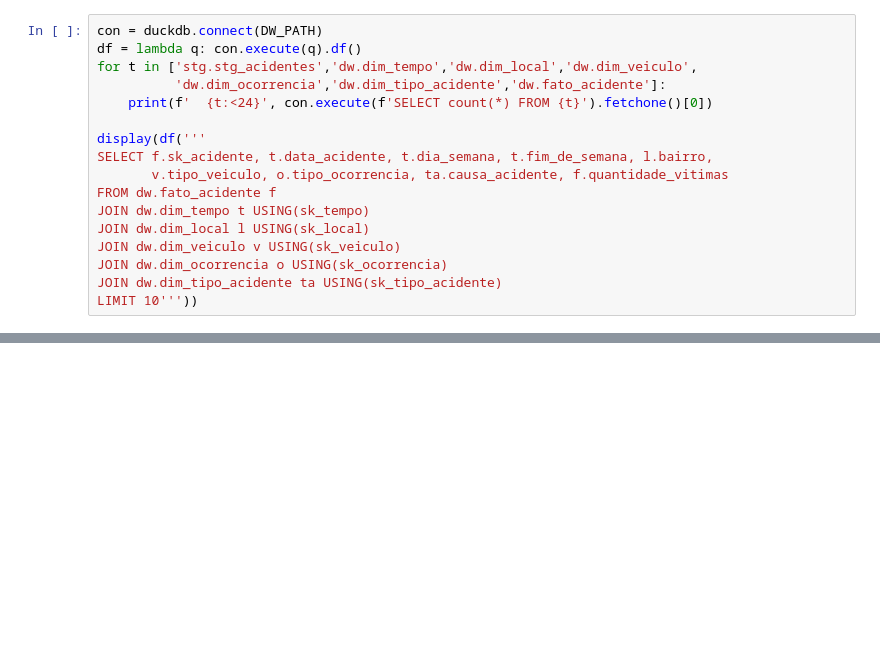
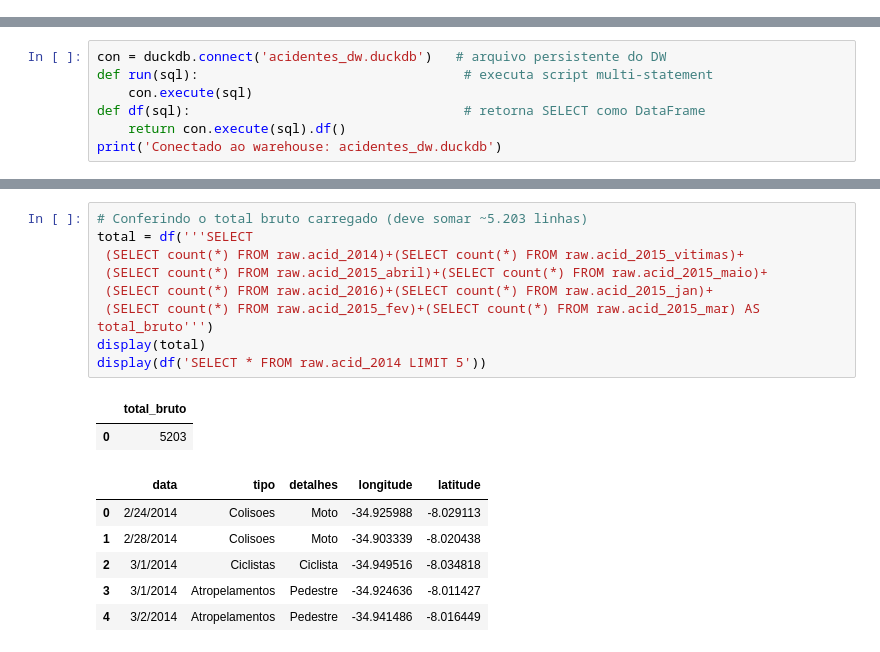
Before and after one commit to annecollier/Projeto-de-Integracao, a Jupyter notebook: pipelns/pipeline_ELT_acidentes_recife.ipynb, the cells around one changed output, grey strips where cells are left out. Cells and saved outputs as stored; diff of their text form; blank space fills up the shorter version.

```diff
--- a/pipelns/pipeline_ELT_acidentes_recife.ipynb
+++ b/pipelns/pipeline_ELT_acidentes_recife.ipynb
@@ -249,17 +0,0 @@ Executa `unique`, `not_null` e `relationships` (integridade referencial das FKs)
-# %%
-con = duckdb.connect(DW_PATH)
-df = lambda q: con.execute(q).df()
-for t in ['stg.stg_acidentes','dw.dim_tempo','dw.dim_local','dw.dim_veiculo',
-          'dw.dim_ocorrencia','dw.dim_tipo_acidente','dw.fato_acidente']:
-    print(f'  {t:<24}', con.execute(f'SELECT count(*) FROM {t}').fetchone()[0])
-
-display(df('''
-SELECT f.sk_acidente, t.data_acidente, t.dia_semana, t.fim_de_semana, l.bairro,
-       v.tipo_veiculo, o.tipo_ocorrencia, ta.causa_acidente, f.quantidade_vitimas
-FROM dw.fato_acidente f
-JOIN dw.dim_tempo t USING(sk_tempo)
-JOIN dw.dim_local l USING(sk_local)
-JOIN dw.dim_veiculo v USING(sk_veiculo)
-JOIN dw.dim_ocorrencia o USING(sk_ocorrencia)
-JOIN dw.dim_tipo_acidente ta USING(sk_tipo_acidente)
-LIMIT 10'''))
@@ -347,0 +97,7 @@ Catálogo em dbt_acidentes/target/  (index.html + manifest.json + catalog.json)
+# %%
+con = duckdb.connect('acidentes_dw.duckdb')   # arquivo persistente do DW
+def run(sql):                                  # executa script multi-statement
+    con.execute(sql)
+def df(sql):                                   # retorna SELECT como DataFrame
+    return con.execute(sql).df()
+print('Conectado ao warehouse: acidentes_dw.duckdb')
@@ -347,0 +178,18 @@ Catálogo em dbt_acidentes/target/  (index.html + manifest.json + catalog.json)
+# %%
+# Conferindo o total bruto carregado (deve somar ~5.203 linhas)
+total = df('''SELECT
+ (SELECT count(*) FROM raw.acid_2014)+(SELECT count(*) FROM raw.acid_2015_vitimas)+
+ (SELECT count(*) FROM raw.acid_2015_abril)+(SELECT count(*) FROM raw.acid_2015_maio)+
+ (SELECT count(*) FROM raw.acid_2016)+(SELECT count(*) FROM raw.acid_2015_jan)+
+ (SELECT count(*) FROM raw.acid_2015_fev)+(SELECT count(*) FROM raw.acid_2015_mar) AS total_bruto''')
+display(total)
+display(df('SELECT * FROM raw.acid_2014 LIMIT 5'))
+# %% [output]
+|  | total_bruto |
+| 0 | 5203 |
+|  | data | tipo | detalhes | longitude | latitude |
+| 0 | 2/24/2014 | Colisoes | Moto | -34.925988 | -8.029113 |
+| 1 | 2/28/2014 | Colisoes | Moto | -34.903339 | -8.020438 |
+| 2 | 3/1/2014 | Ciclistas | Ciclista | -34.949516 | -8.034818 |
+| 3 | 3/1/2014 | Atropelamentos | Pedestre | -34.924636 | -8.011427 |
+| 4 | 3/2/2014 | Atropelamentos | Pedestre | -34.941486 | -8.016449 |
```
Also changed, not shown: parts of 41 cells of this notebook.
